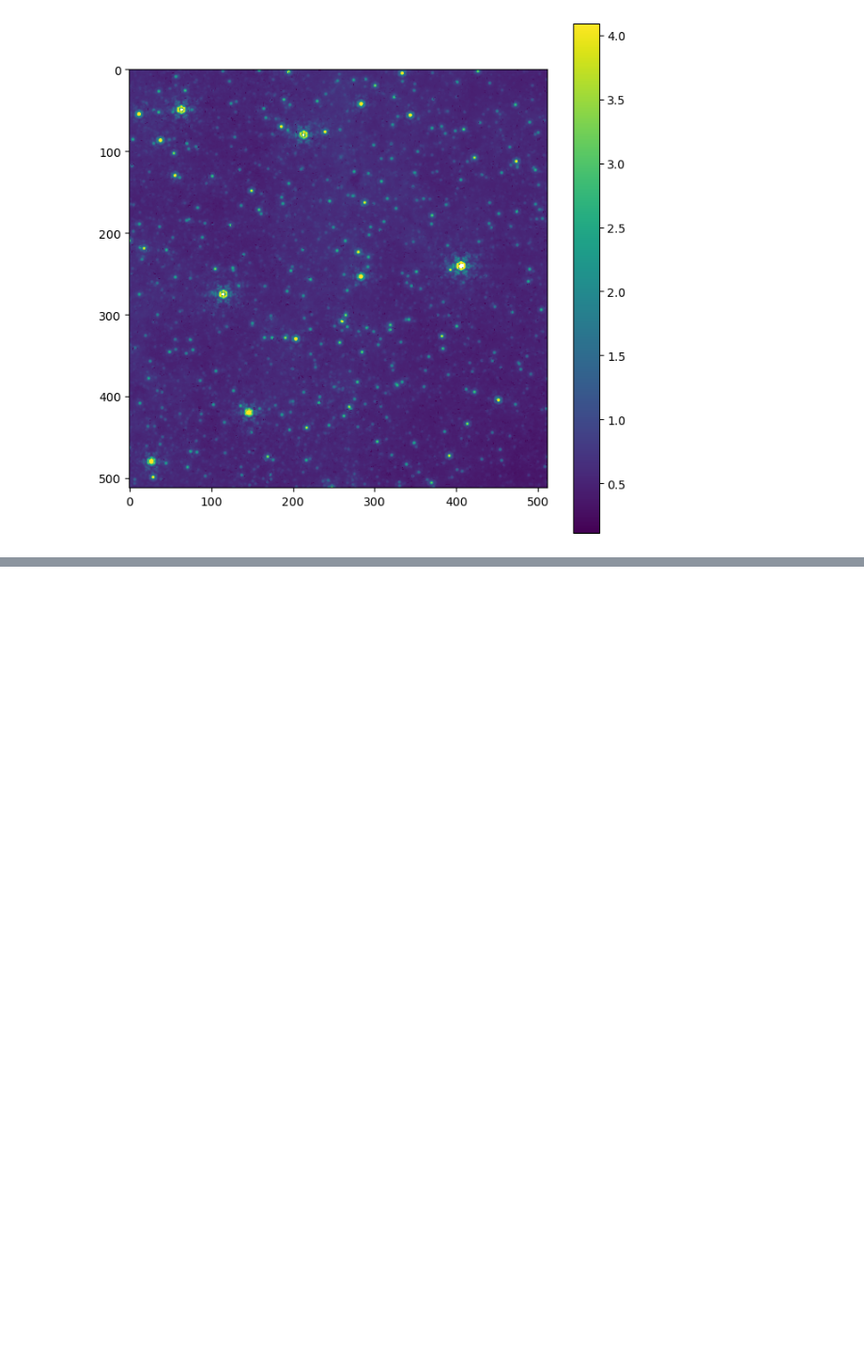
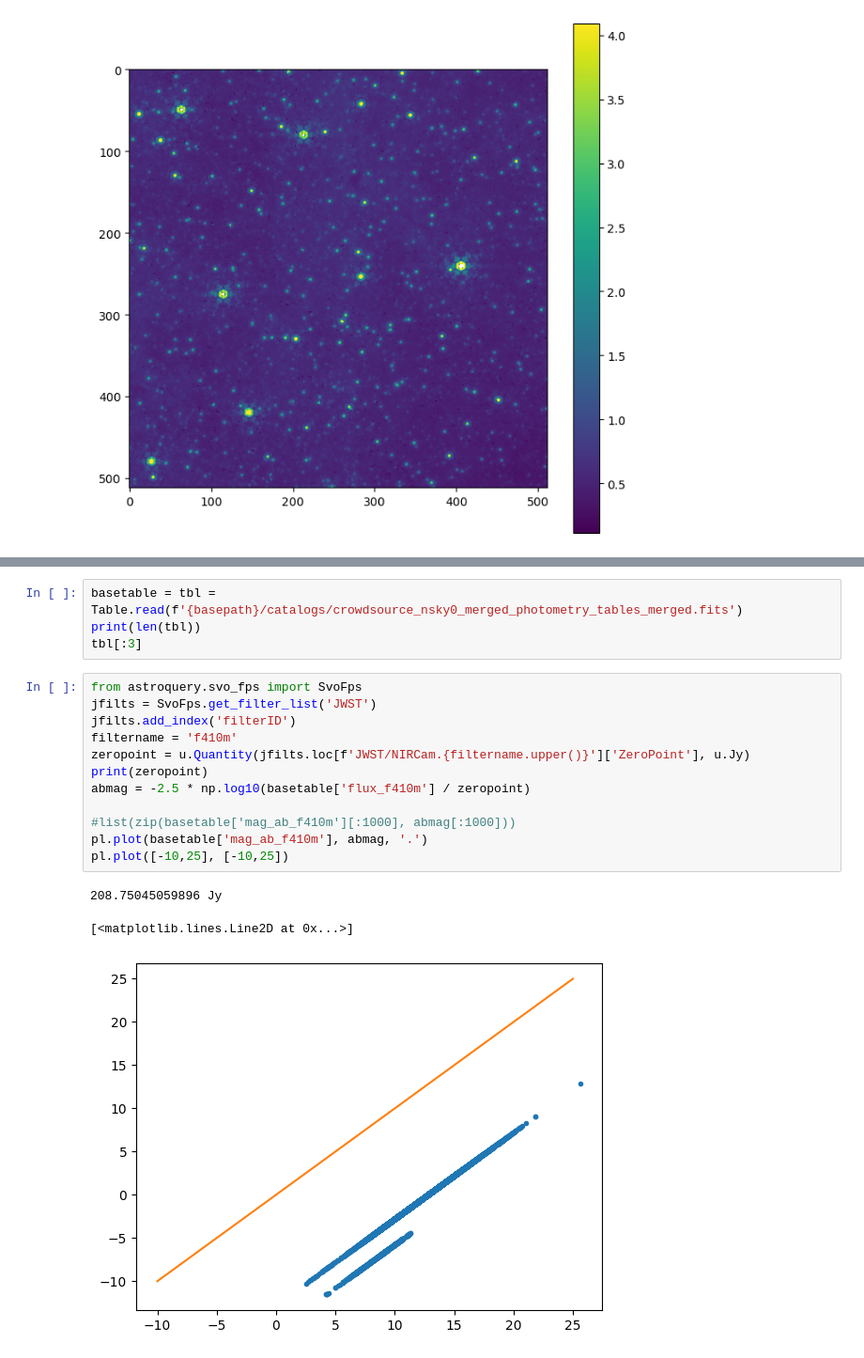
Before and after one commit to keflavich/brick-jwst-2221, a Jupyter notebook: notebooks/SanityCheck-WhyCatalogWeird.ipynb, the cells around one changed output, grey strips where cells are left out. Shown at 94% size. Drawn from its saved outputs; the diff is of its cells as text; blank space fills up the shorter version.

```diff
--- a/notebooks/SanityCheck-WhyCatalogWeird.ipynb
+++ b/notebooks/SanityCheck-WhyCatalogWeird.ipynb
@@ -201,0 +219,20 @@ pl.colorbar()
+# %%
+basetable = tbl = Table.read(f'{basepath}/catalogs/crowdsource_nsky0_merged_photometry_tables_merged.fits')
+print(len(tbl))
+tbl[:3]
+# %%
+from astroquery.svo_fps import SvoFps
+jfilts = SvoFps.get_filter_list('JWST')
+jfilts.add_index('filterID')
+filtername = 'f410m'
+zeropoint = u.Quantity(jfilts.loc[f'JWST/NIRCam.{filtername.upper()}']['ZeroPoint'], u.Jy)
+print(zeropoint)
+abmag = -2.5 * np.log10(basetable['flux_f410m'] / zeropoint)
+
+#list(zip(basetable['mag_ab_f410m'][:1000], abmag[:1000]))
+pl.plot(basetable['mag_ab_f410m'], abmag, '.')
+pl.plot([-10,25], [-10,25])
+# %% [output]
+208.75045059896 Jy
+[<matplotlib.lines.Line2D at 0x...>]
+[figure, added]
```
Also changed, not shown: parts of 6 cells of this notebook, 3 other files.
